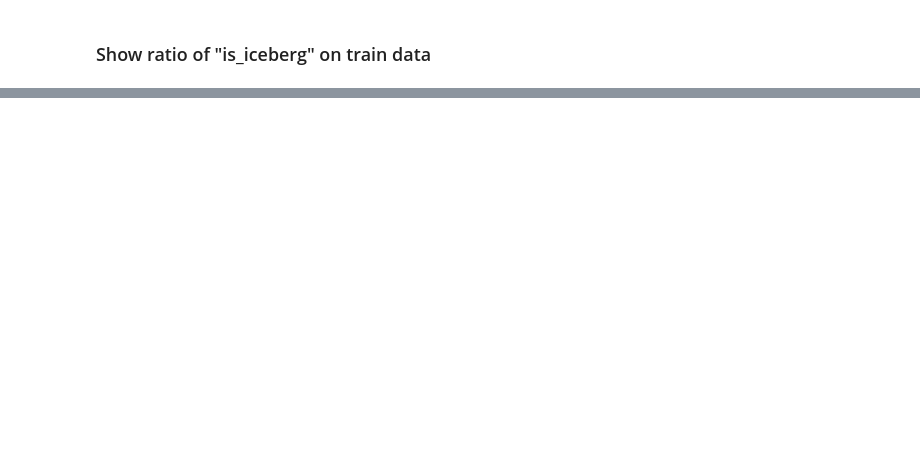
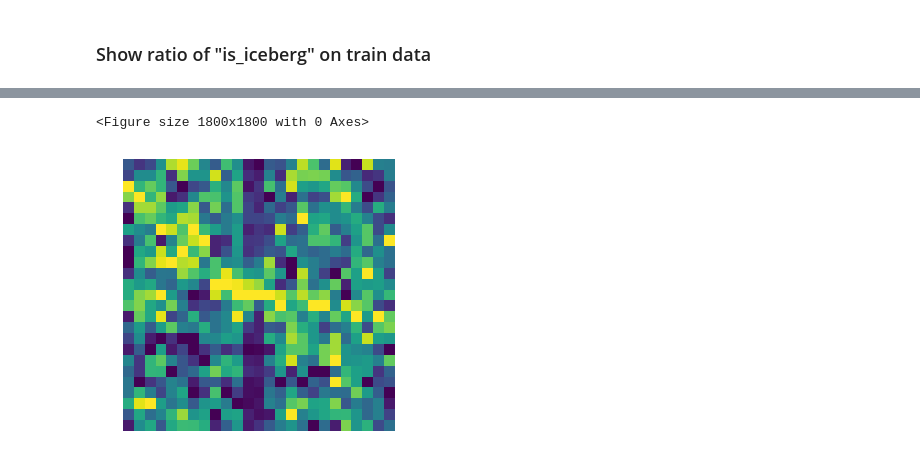
Before and after one commit to markokole/Statoil-Iceberg-Classifier-Challenge, a Jupyter notebook: DEA/First_analysis.ipynb, the cells around one changed output, grey strips where cells are left out. Saved outputs shown, nothing was run; the diff lists cells and outputs as text; code cells hidden in the pictures; blank space fills up the shorter version.

```diff
--- a/DEA/First_analysis.ipynb
+++ b/DEA/First_analysis.ipynb
@@ -94,0 +114,31 @@ plt.show()
+# %%
+def reduce_spatial_dimension(image):
+    """
+    Reduces dimension of a 75x75 image to 25x25
+    According to numpy.nbytes, the size of image before reduction is 45kB and 5kB after
+    Inputs:
+    - image: 2d array
+    Returns:
+    - reduced_image: Reduced image
+    """
+    reduced_image = np.zeros((25, 25))
+    filter_size = reduced_image.shape[0]
+    padding = int(image.shape[0] / reduced_image.shape[0])
+    counter = 0
+    counter_i = 0 # counter in i loop for indexing rows
+    for i in range(0, image.shape[0], padding):
+        counter_j = 0 # counter in j loop for indexing columns
+        for j in range(0, image.shape[1], padding):
+            max_val = np.max(image[i:padding+i, j:padding+j])
+            counter += 1
+            reduced_image[counter_i][counter_j] = max_val
+            counter_j += 1
+        counter_i += 1
+    return reduced_image
+# %%
+new_image = reduce_spatial_dimension(image=example)
+# %%
+show_image(image=new_image)
+# %% [output]
+<Figure size 1800x1800 with 0 Axes>
+[figure, added]
```
Also changed, not shown: parts of 3 cells of this notebook.
